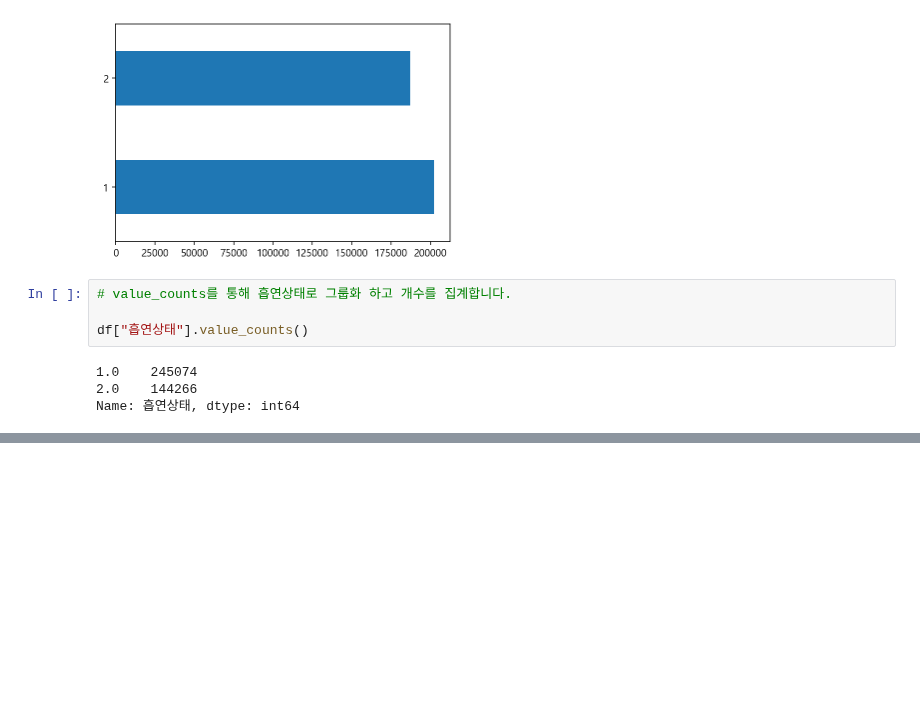
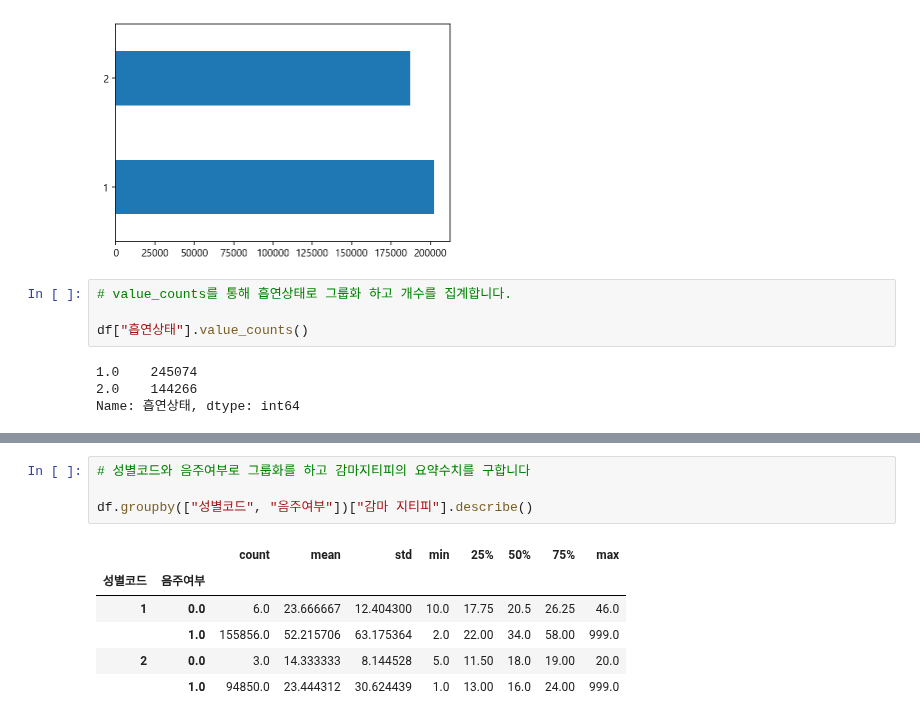
Before and after one commit to tree698/Data_Analysis, a Jupyter notebook: 1. Health Check/Untitled.ipynb, the cells around one changed output, grey strips where cells are left out. Drawn from its saved outputs; the diff is of its cells as text; blank space fills up the shorter version.

Commit message:
groupby and pivot_table

```diff
--- a/1. Health Check/Untitled.ipynb
+++ b/1. Health Check/Untitled.ipynb
@@ -274,0 +316,11 @@ Name: 흡연상태, dtype: int64
+# %%
+# 성별코드와 음주여부로 그룹화를 하고 감마지티피의 요약수치를 구합니다
+
+df.groupby(["성별코드", "음주여부"])["감마 지티피"].describe()
+# %% [output]
+|  |  | count | mean | std | min | 25% | 50% | 75% | max |
+| 성별코드 | 음주여부 |  |  |  |  |  |  |  |  |
+| 1 | 0.0 | 6.0 | 23.666667 | 12.404300 | 10.0 | 17.75 | 20.5 | 26.25 | 46.0 |
+|  | 1.0 | 155856.0 | 52.215706 | 63.175364 | 2.0 | 22.00 | 34.0 | 58.00 | 999.0 |
+| 2 | 0.0 | 3.0 | 14.333333 | 8.144528 | 5.0 | 11.50 | 18.0 | 19.00 | 20.0 |
+|  | 1.0 | 94850.0 | 23.444312 | 30.624439 | 1.0 | 13.00 | 16.0 | 24.00 | 999.0 |
```
Also changed, not shown: parts of 14 cells of this notebook.
